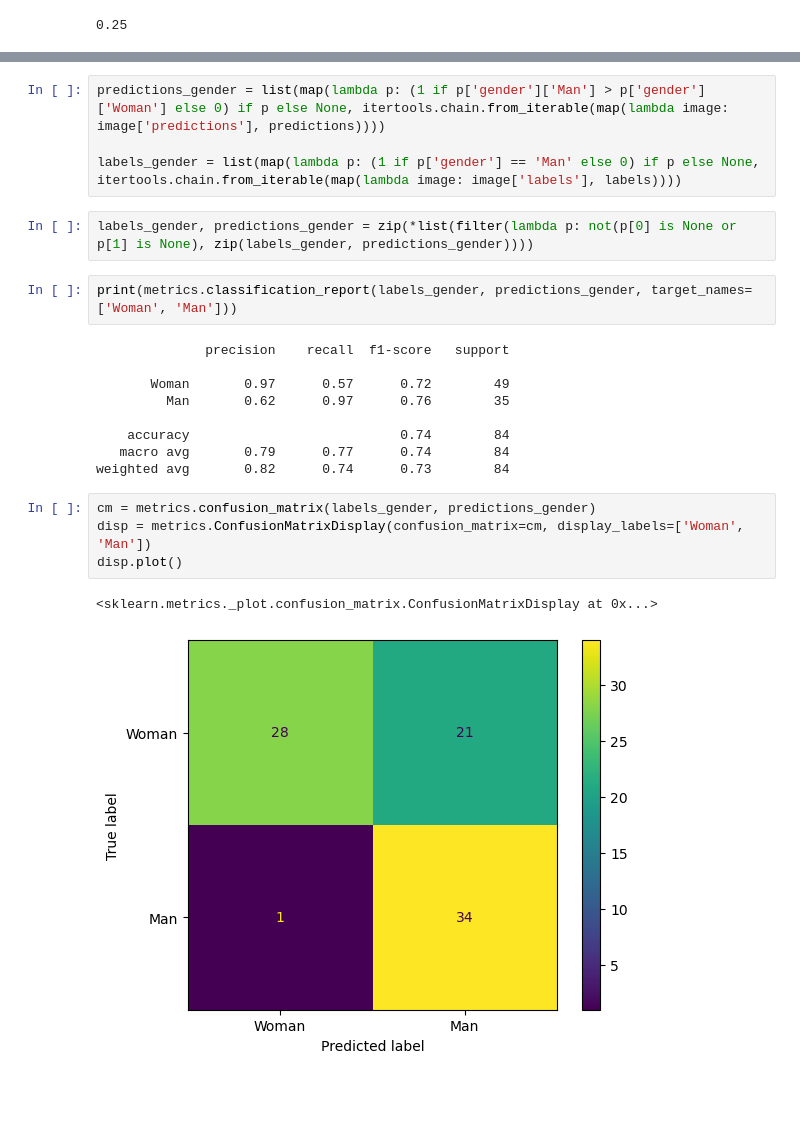
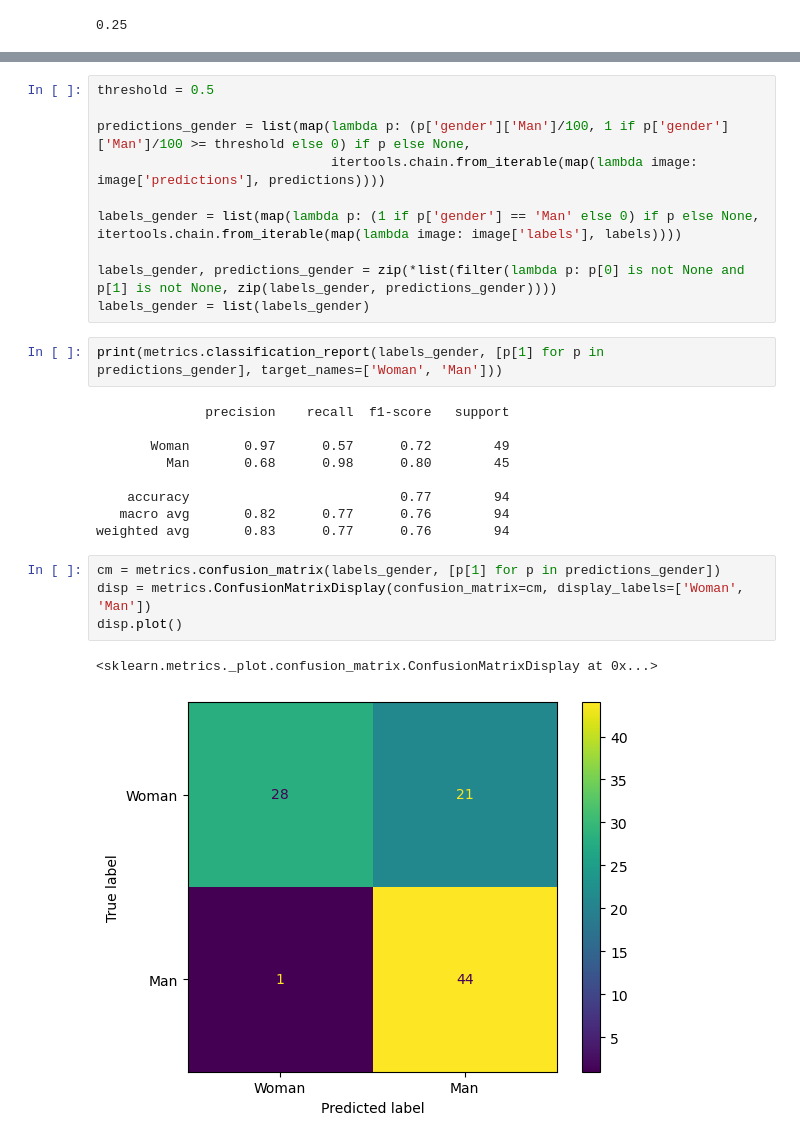
Before and after one commit to TRSS-Research/SAAC, a Jupyter notebook: notebooks/DeepFace Analysis.ipynb, the cells around one changed output, grey strips where cells are left out. Drawn from its saved outputs; the diff is of its cells as text; blank space fills up the shorter version.

```diff
--- a/notebooks/DeepFace Analysis.ipynb
+++ b/notebooks/DeepFace Analysis.ipynb
@@ -206,24 +209,28 @@ plt.hist(list(map(lambda bboxes: iou_score(*bboxes), filter(lambda bboxes: all(b
-# %%
-predictions_gender = list(map(lambda p: (1 if p['gender']['Man'] > p['gender']['Woman'] else 0) if p else None, itertools.chain.from_iterable(map(lambda image: image['predictions'], predictions))))
-
-labels_gender = list(map(lambda p: (1 if p['gender'] == 'Man' else 0) if p else None, itertools.chain.from_iterable(map(lambda image: image['labels'], labels))))
-# %%
-labels_gender, predictions_gender = zip(*list(filter(lambda p: not(p[0] is None or p[1] is None), zip(labels_gender, predictions_gender))))
+# %%
+threshold = 0.5
+
+predictions_gender = list(map(lambda p: (p['gender']['Man']/100, 1 if p['gender']['Man']/100 >= threshold else 0) if p else None,
+                              itertools.chain.from_iterable(map(lambda image: image['predictions'], predictions))))
+
+labels_gender = list(map(lambda p: (1 if p['gender'] == 'Man' else 0) if p else None, itertools.chain.from_iterable(map(lambda image: image['labels'], labels))))
+
+labels_gender, predictions_gender = zip(*list(filter(lambda p: p[0] is not None and p[1] is not None, zip(labels_gender, predictions_gender))))
+labels_gender = list(labels_gender)
 # %%
-print(metrics.classification_report(labels_gender, predictions_gender, target_names=['Woman', 'Man']))
+print(metrics.classification_report(labels_gender, [p[1] for p in predictions_gender], target_names=['Woman', 'Man']))
 # %% [output]
               precision    recall  f1-score   support
 
        Woman       0.97      0.57      0.72        49
-         Man       0.62      0.97      0.76        35
+         Man       0.68      0.98      0.80        45
 
-    accuracy                           0.74        84
-   macro avg       0.79      0.77      0.74        84
-weighted avg       0.82      0.74      0.73        84
+    accuracy                           0.77        94
+   macro avg       0.82      0.77      0.76        94
+weighted avg       0.83      0.77      0.76        94
 # %%
-cm = metrics.confusion_matrix(labels_gender, predictions_gender)
+cm = metrics.confusion_matrix(labels_gender, [p[1] for p in predictions_gender])
 disp = metrics.ConfusionMatrixDisplay(confusion_matrix=cm, display_labels=['Woman', 'Man'])
 disp.plot()
 # %% [output]
 <sklearn.metrics._plot.confusion_matrix.ConfusionMatrixDisplay at 0x...>
-[figure, old version]
+[figure, new version]
```
Also changed, not shown: parts of 20 cells of this notebook, 1 other file.
